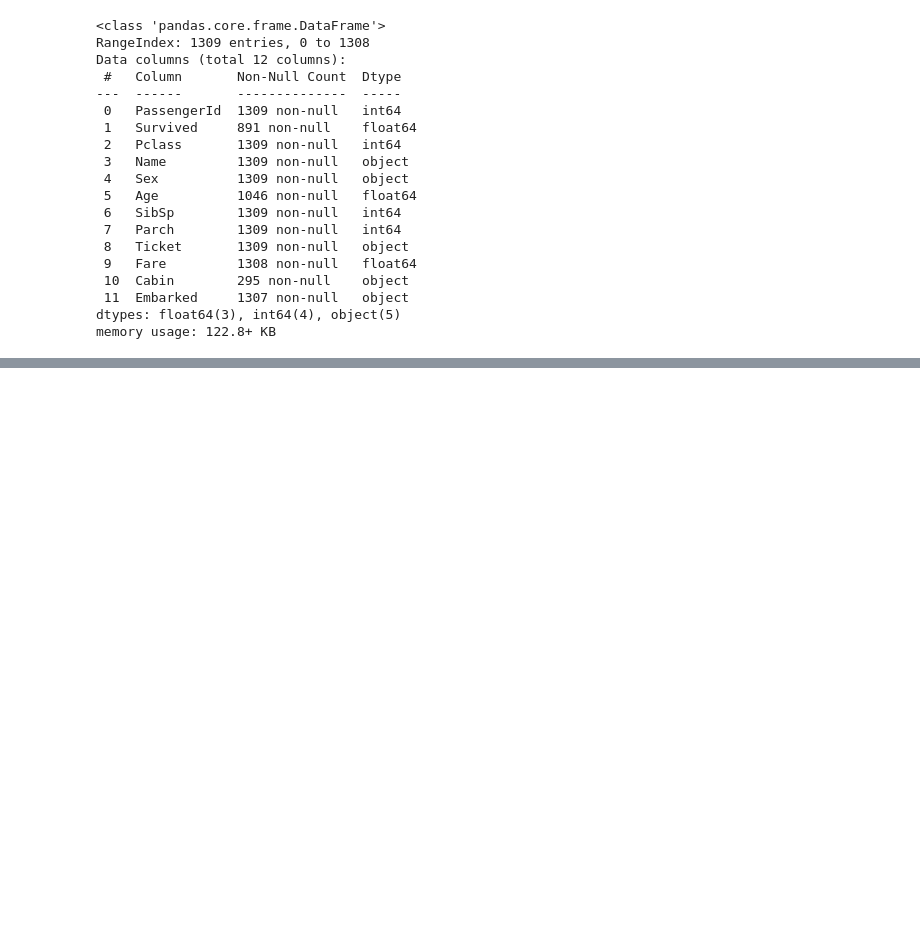
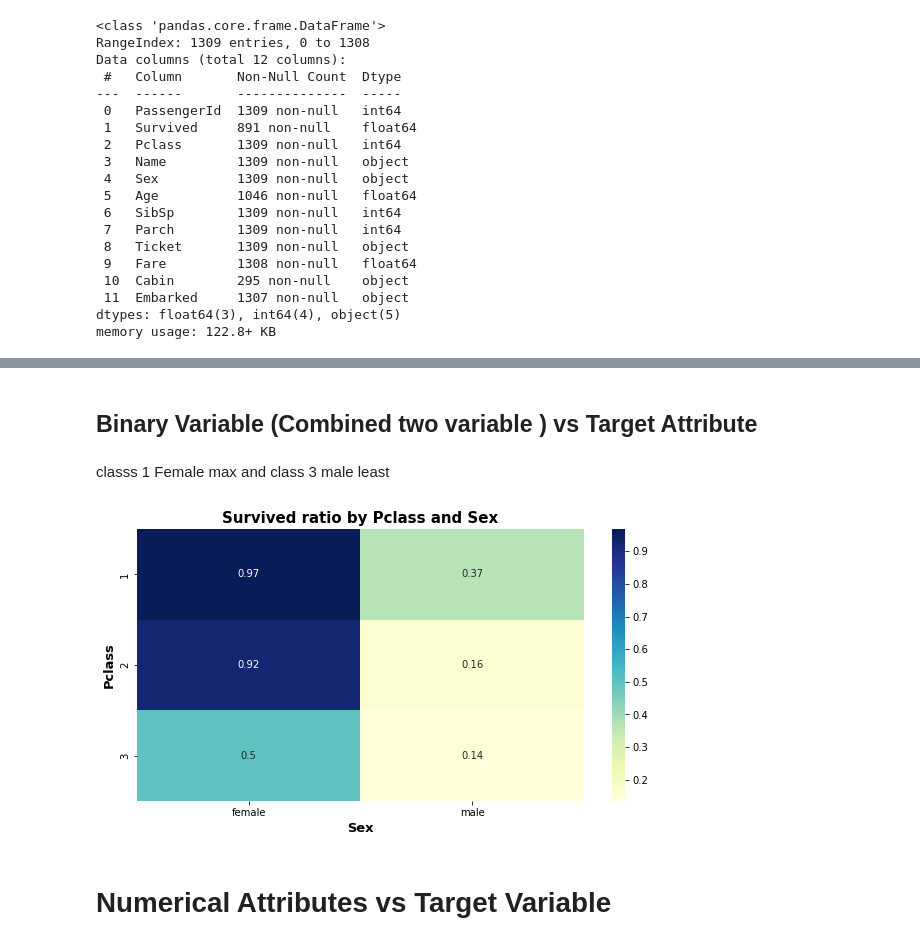
Before and after one commit to avikothari84/Binary-Classification, a Jupyter notebook: BinaryClassification/Titanic/main.ipynb, the cells around one changed output, grey strips where cells are left out. Saved outputs shown, nothing was run; the diff lists cells and outputs as text; code cells hidden in the pictures; blank space fills up the shorter version.

```diff
--- a/BinaryClassification/Titanic/main.ipynb
+++ b/BinaryClassification/Titanic/main.ipynb
@@ -109,0 +160,16 @@ Name: Embarked, Length: 891, dtype: object
+# %% [markdown]
+## Binary Variable (Combined two variable ) vs Target Attribute
+# %% [markdown]
+classs 1 Female max and class 3 male least
+# %%
+plt.subplots(figsize=(10, 5))
+g = train.pivot_table(index='Pclass', columns='Sex', values='Survived')
+g = sns.heatmap(g, annot=True, cmap="YlGnBu")
+g.set_title('Survived ratio by Pclass and Sex', weight='bold', size=15)
+g.set_xlabel('Sex', weight='bold', size=13)
+g.set_ylabel('Pclass', weight='bold', size=13)
+plt.show()
+# %% [output]
+[figure, added]
+# %% [markdown]
+# Numerical Attributes vs Target Variable
```
Also changed, not shown: parts of 20 cells of this notebook.
